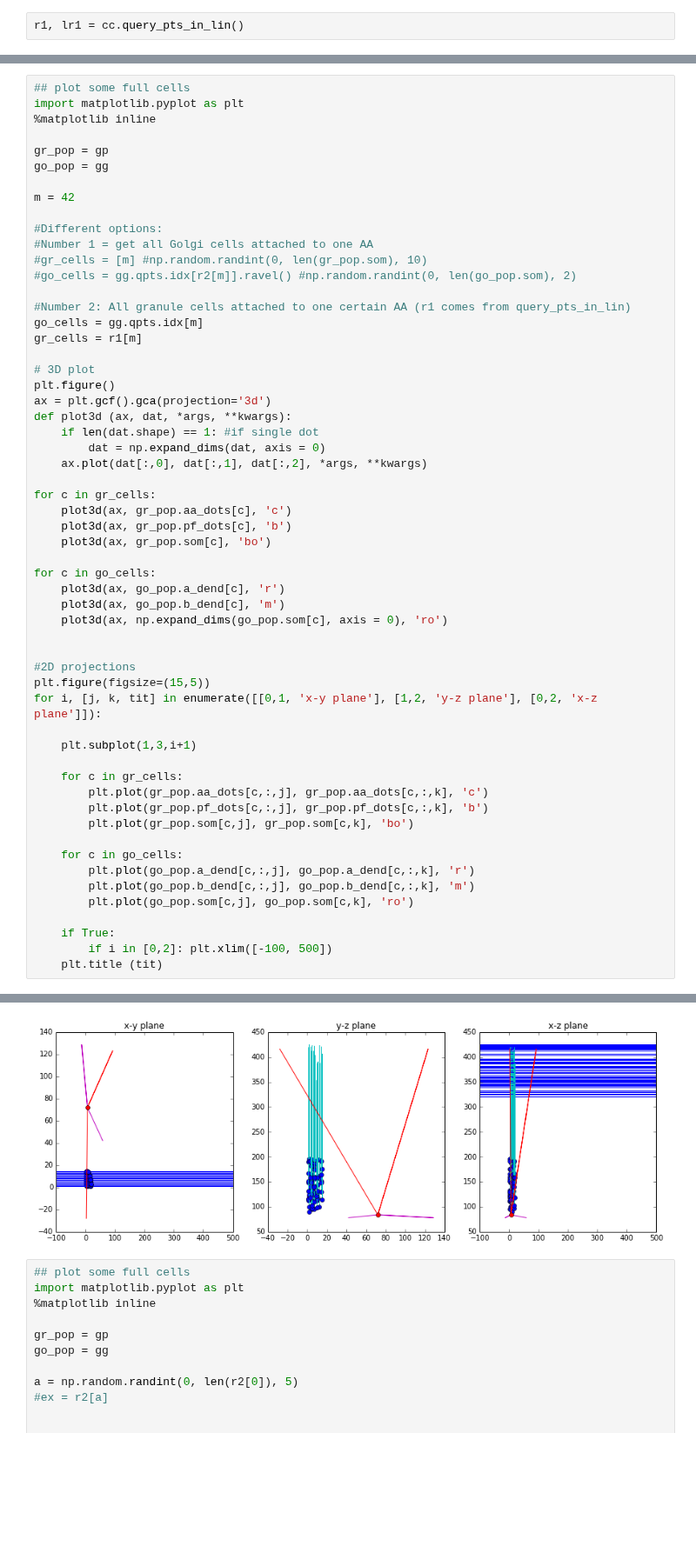
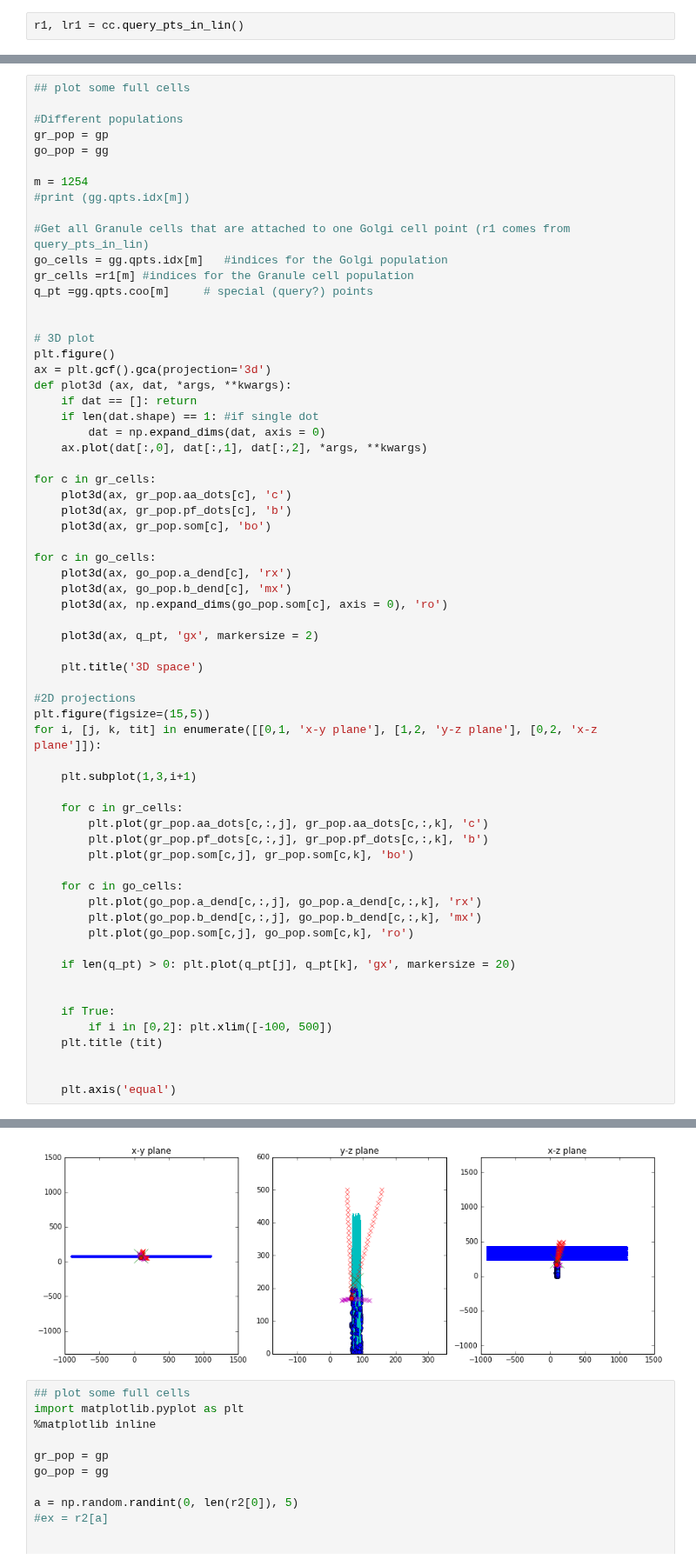
Before and after one commit to CNS-OIST/pycabnn, a Jupyter notebook: Full_script_checkout.ipynb, the cells around one changed output, grey strips where cells are left out. Shown at 87% size. Saved outputs shown, nothing was run; the diff lists cells and outputs as text; blank space fills up the shorter version.

Commit message:
Improved visualizations

```diff
--- a/Full_script_checkout.ipynb
+++ b/Full_script_checkout.ipynb
@@ -82,26 +60,24 @@ print (len(r2[0]))
 # %%
 ## plot some full cells
-import matplotlib.pyplot as plt
-%matplotlib inline
 
+#Different populations
 gr_pop = gp
 go_pop = gg
 
-m = 42
+m = 1254
+#print (gg.qpts.idx[m])
 
-#Different options:
-#Number 1 = get all Golgi cells attached to one AA
-#gr_cells = [m] #np.random.randint(0, len(gr_pop.som), 10)
-#go_cells = gg.qpts.idx[r2[m]].ravel() #np.random.randint(0, len(go_pop.som), 2)
+#Get all Granule cells that are attached to one Golgi cell point (r1 comes from query_pts_in_lin)
+go_cells = gg.qpts.idx[m]   #indices for the Golgi population
+gr_cells =r1[m] #indices for the Granule cell population
+q_pt =gg.qpts.coo[m]     # special (query?) points
 
-#Number 2: All granule cells attached to one certain AA (r1 comes from query_pts_in_lin)
-go_cells = gg.qpts.idx[m]
-gr_cells = r1[m]
 
 # 3D plot
 plt.figure()
 ax = plt.gcf().gca(projection='3d')
 def plot3d (ax, dat, *args, **kwargs):
+    if dat == []: return
     if len(dat.shape) == 1: #if single dot
         dat = np.expand_dims(dat, axis = 0)
     ax.plot(dat[:,0], dat[:,1], dat[:,2], *args, **kwargs)
@@ -112,10 +88,13 @@ for c in gr_cells:
     plot3d(ax, gr_pop.som[c], 'bo')
 
 for c in go_cells:
-    plot3d(ax, go_pop.a_dend[c], 'r')
-    plot3d(ax, go_pop.b_dend[c], 'm')
+    plot3d(ax, go_pop.a_dend[c], 'rx')
+    plot3d(ax, go_pop.b_dend[c], 'mx')
     plot3d(ax, np.expand_dims(go_pop.som[c], axis = 0), 'ro')
 
+    plot3d(ax, q_pt, 'gx', markersize = 2)
+
+    plt.title('3D space')
 
 #2D projections
 plt.figure(figsize=(15,5))
@@ -129,11 +108,17 @@ for i, [j, k, tit] in enumerate([[0,1, 'x-y plane'], [1,2, 'y-z plane'], [0,2, '
         plt.plot(gr_pop.som[c,j], gr_pop.som[c,k], 'bo')
 
     for c in go_cells:
-        plt.plot(go_pop.a_dend[c,:,j], go_pop.a_dend[c,:,k], 'r')
-        plt.plot(go_pop.b_dend[c,:,j], go_pop.b_dend[c,:,k], 'm')
+        plt.plot(go_pop.a_dend[c,:,j], go_pop.a_dend[c,:,k], 'rx')
+        plt.plot(go_pop.b_dend[c,:,j], go_pop.b_dend[c,:,k], 'mx')
         plt.plot(go_pop.som[c,j], go_pop.som[c,k], 'ro')
+
+    if len(q_pt) > 0: plt.plot(q_pt[j], q_pt[k], 'gx', markersize = 20)
+
 
     if True:
         if i in [0,2]: plt.xlim([-100, 500])
     plt.title (tit)
+
+
+    plt.axis('equal')
 # %% [output]
@@ -148,4 +126,4 @@ for i, [j, k, tit] in enumerate([[0,1, 'x-y plane'], [1,2, 'y-z plane'], [0,2, '
-[figure, old version]
+[figure, new version]
 # %%
 ## plot some full cells
 import matplotlib.pyplot as plt
```
Also changed, not shown: parts of 9 cells of this notebook.
